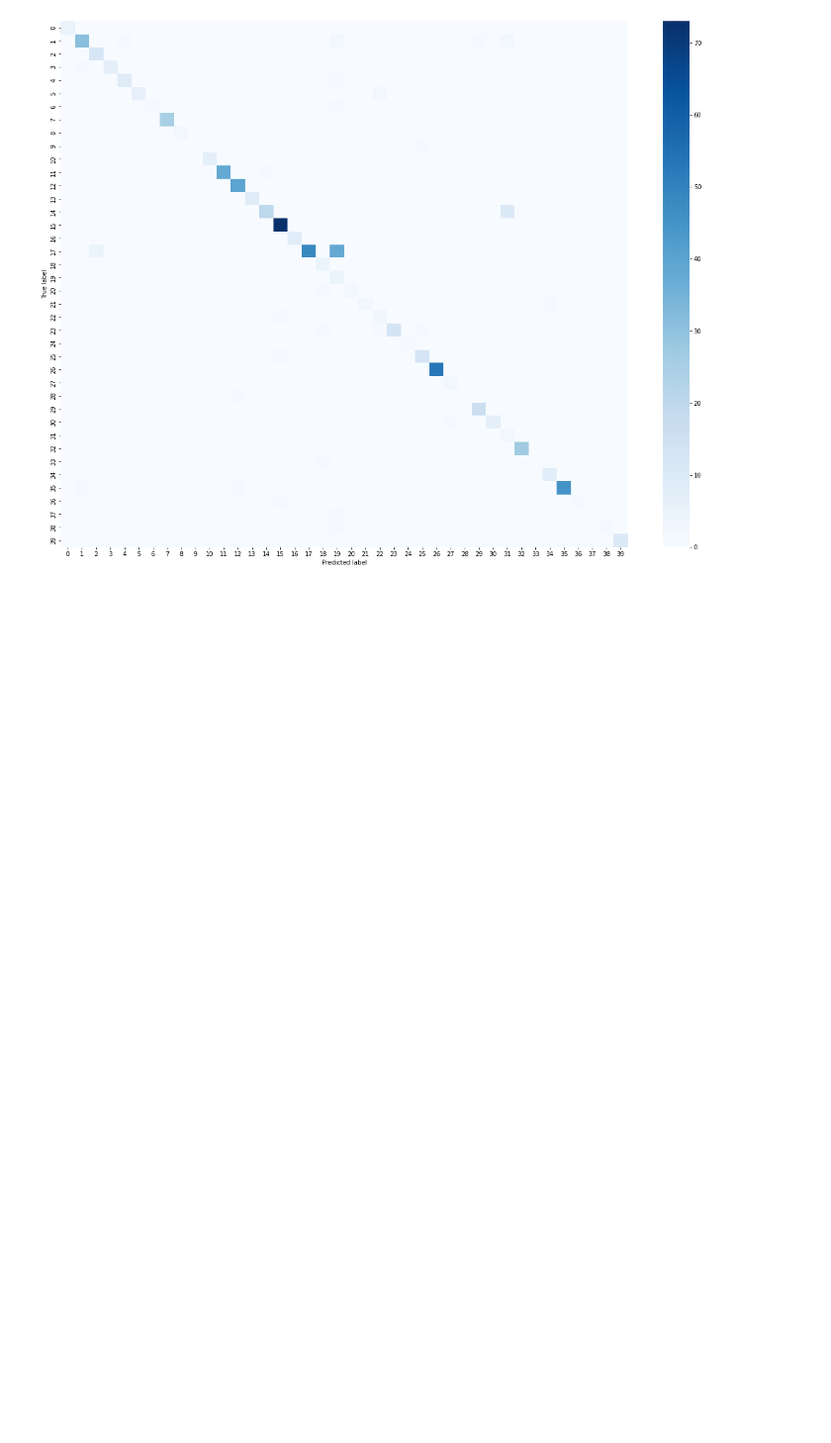
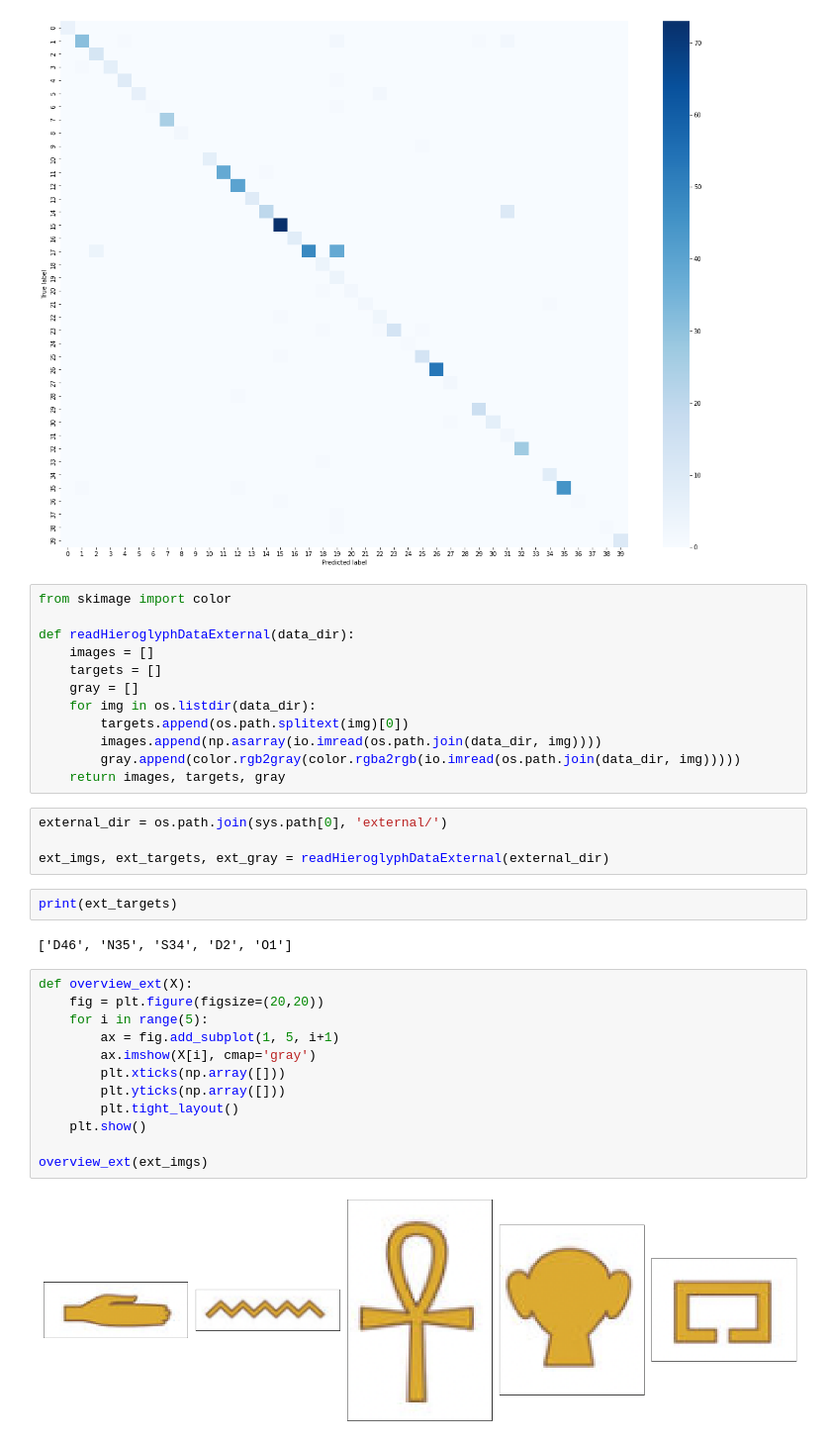
Before and after one commit to marek-dalida/egyptian-hieroglyph-classification, a Jupyter notebook: Egyptian_hieroglyph_classification.ipynb, the cells around one changed output. Shown at 99% size. Cells and saved outputs as stored; diff of their text form; blank space fills up the shorter version.

Commit message:
add external images testing

```diff
--- a/Egyptian_hieroglyph_classification.ipynb
+++ b/Egyptian_hieroglyph_classification.ipynb
@@ -444,3 +443,37 @@ ax.set(xlabel='Predicted label', ylabel='True label')
 # %% [output]
 [Text(0.5, 123.0, 'Predicted label'), Text(168.0, 0.5, 'True label')]
 [figure]
+# %%
+from skimage import color
+
+def readHieroglyphDataExternal(data_dir):
+    images = []
+    targets = []
+    gray = []
+    for img in os.listdir(data_dir):
+        targets.append(os.path.splitext(img)[0])
+        images.append(np.asarray(io.imread(os.path.join(data_dir, img))))
+        gray.append(color.rgb2gray(color.rgba2rgb(io.imread(os.path.join(data_dir, img)))))
+    return images, targets, gray
+# %%
+external_dir = os.path.join(sys.path[0], 'external/')
+
+ext_imgs, ext_targets, ext_gray = readHieroglyphDataExternal(external_dir)
+# %%
+print(ext_targets)
+# %% [output]
+['D46', 'N35', 'S34', 'D2', 'O1']
+# %%
+def overview_ext(X):
+    fig = plt.figure(figsize=(20,20))
+    for i in range(5):
+        ax = fig.add_subplot(1, 5, i+1)
+        ax.imshow(X[i], cmap='gray')
+        plt.xticks(np.array([]))
+        plt.yticks(np.array([]))
+        plt.tight_layout()
+    plt.show()
+
+overview_ext(ext_imgs)
+# %% [output]
+[figure, added]
```
Also changed, not shown: parts of 6 cells of this notebook, 5 other files.
